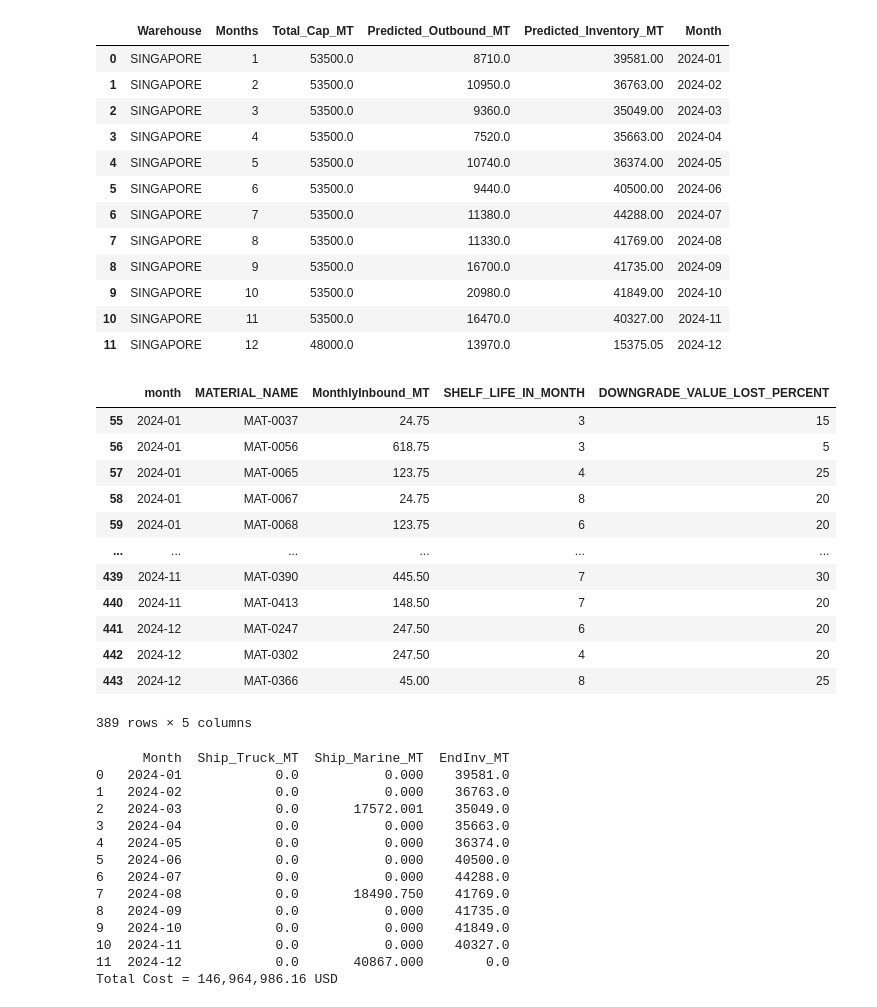
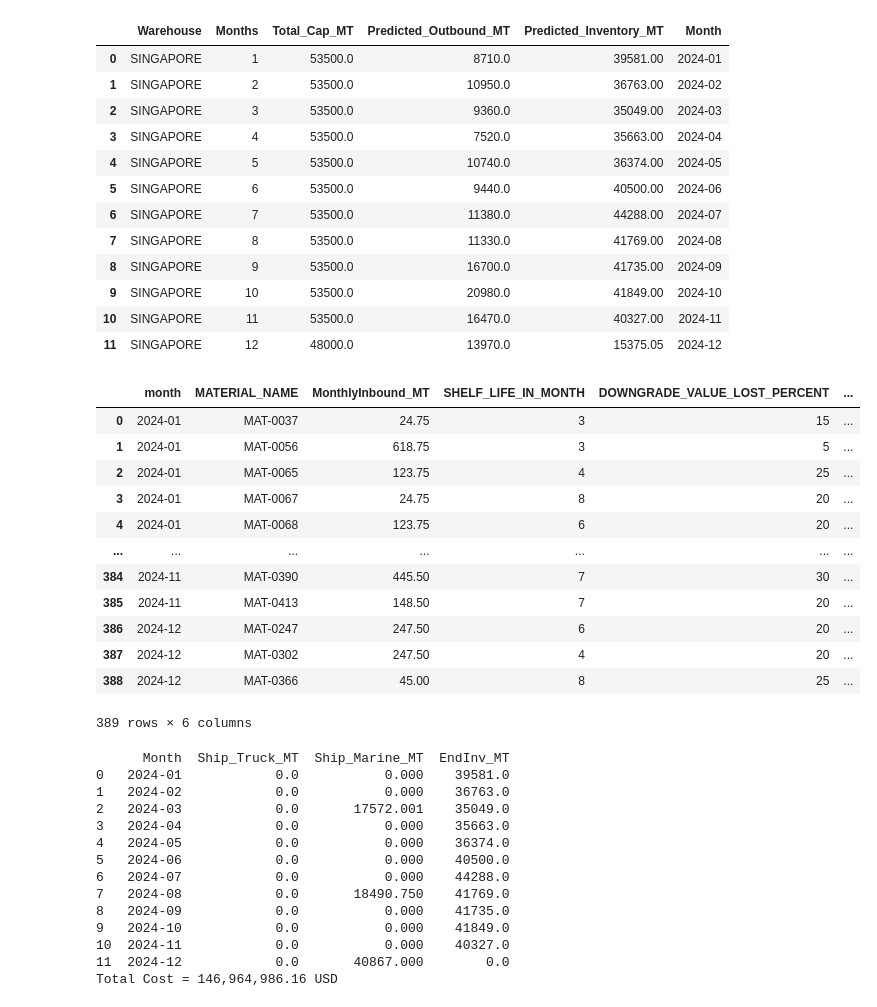
Before and after one commit to peter-parit/em-hackathon-notebooks, a Jupyter notebook: Notebooks/deedee-data.ipynb, the cells around one changed output. Saved outputs shown, nothing was run; the diff lists cells and outputs as text; code cells hidden in the pictures.

```diff
--- a/Notebooks/deedee-data.ipynb
+++ b/Notebooks/deedee-data.ipynb
@@ -600,21 +654,54 @@ inb_dict = (
     .to_dict()
 )
 # %%
-inb_2024
+# avg_cost_per_kg = pd.read_csv("../Data/average_cost_per_kg.csv")
+# avg_cost_per_kg.rename(columns={
+#     'AVG_COST_PER_KG_x': 'AVG_COST_PER_KG'
+# }, inplace=True)
+
+# avg_cost_per_kg
+
+# # convert AVG_COST_PER_KG to AVG_COST_PER_MT
+# avg_cost_per_kg['AVG_COST_PER_MT'] = avg_cost_per_kg['AVG_COST_PER_KG'] * 1000
+
+# avg_cost_per_kg.drop(columns=['AVG_COST_PER_KG'], inplace=True)
+
+# avg_cost_per_MT = avg_cost_per_kg
+
+
+
+# # Merge the inb_2024 DataFrame with the avg_cost_per_MT DataFrame using the 'MATERIAL_NAME' column and name that column Unit_Cost_USD_per_MT
+# inb_2024 = inb_2024.merge(avg_cost_per_MT[['MATERIAL_NAME', 'AVG_COST_PER_MT']], on='MATERIAL_NAME', how='left')
+# inb_2024.rename(columns={'AVG_COST_PER_MT': 'Unit_Cost_USD_per_MT'}, inplace=True)
+
+# inb_2024.isnull().sum()
-# %% [output]
-|  | month | MATERIAL_NAME | MonthlyInbound_MT | SHELF_LIFE_IN_MONTH | DOWNGRADE_VALUE_LOST_PERCENT |
-| 55 | 2024-01 | MAT-0037 | 24.75 | 3 | 15 |
-| 56 | 2024-01 | MAT-0056 | 618.75 | 3 | 5 |
-| 57 | 2024-01 | MAT-0065 | 123.75 | 4 | 25 |
-| 58 | 2024-01 | MAT-0067 | 24.75 | 8 | 20 |
-| 59 | 2024-01 | MAT-0068 | 123.75 | 6 | 20 |
-| ... | ... | ... | ... | ... | ... |
-| 439 | 2024-11 | MAT-0390 | 445.50 | 7 | 30 |
-| 440 | 2024-11 | MAT-0413 | 148.50 | 7 | 20 |
-| 441 | 2024-12 | MAT-0247 | 247.50 | 6 | 20 |
-| 442 | 2024-12 | MAT-0302 | 247.50 | 4 | 20 |
-| 443 | 2024-12 | MAT-0366 | 45.00 | 8 | 25 |
-389 rows × 5 columns
+# %%
+best_transport = pd.read_csv("../Data/best_tranportation.csv")
+
+best_transport
+
+# Merge the inb_2024 DataFrame with the best_transport DataFrame using the 'MATERIAL_NAME' column
+inb_2024 = inb_2024.merge(
+    best_transport[['MATERIAL_NAME', 'TRANSPORTATION_MODES']],
+    on='MATERIAL_NAME',
+    how='left'
+)
+
+inb_2024
+# %% [output]
+|  | month | MATERIAL_NAME | MonthlyInbound_MT | SHELF_LIFE_IN_MONTH | DOWNGRADE_VALUE_LOST_PERCENT | ... |
+| 0 | 2024-01 | MAT-0037 | 24.75 | 3 | 15 | ... |
+| 1 | 2024-01 | MAT-0056 | 618.75 | 3 | 5 | ... |
+| 2 | 2024-01 | MAT-0065 | 123.75 | 4 | 25 | ... |
+| 3 | 2024-01 | MAT-0067 | 24.75 | 8 | 20 | ... |
+| 4 | 2024-01 | MAT-0068 | 123.75 | 6 | 20 | ... |
+| ... | ... | ... | ... | ... | ... | ... |
+| 384 | 2024-11 | MAT-0390 | 445.50 | 7 | 30 | ... |
+| 385 | 2024-11 | MAT-0413 | 148.50 | 7 | 20 | ... |
+| 386 | 2024-12 | MAT-0247 | 247.50 | 6 | 20 | ... |
+| 387 | 2024-12 | MAT-0302 | 247.50 | 4 | 20 | ... |
+| 388 | 2024-12 | MAT-0366 | 45.00 | 8 | 25 | ... |
+389 rows × 6 columns
 # %%
 # when you load forcast_sg:
 if not pd.api.types.is_period_dtype(forcast_sg['Month']):
```
Also changed, not shown: parts of 12 cells of this notebook, 3 other files.
